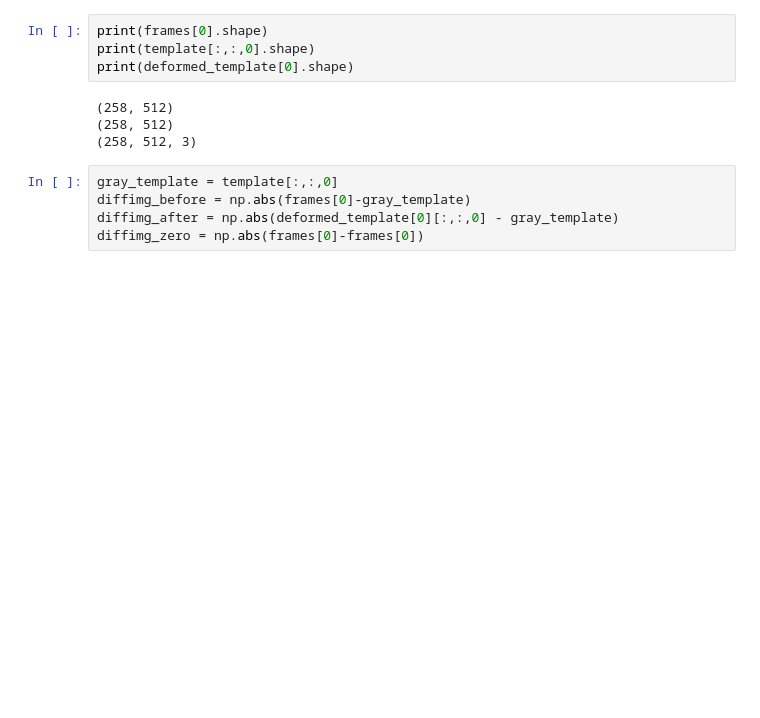
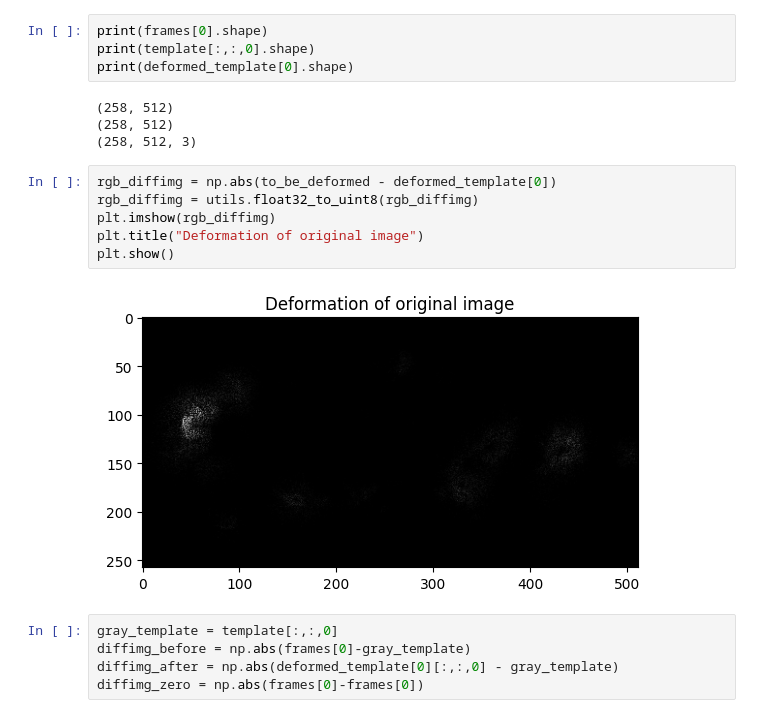
Before and after one commit to MoritzPalm/BIMAP, a Jupyter notebook: bimap/src/lddmm_test.ipynb, the cells around one changed output. Drawn from its saved outputs; the diff is of its cells as text; blank space fills up the shorter version.

```diff
--- a/bimap/src/lddmm_test.ipynb
+++ b/bimap/src/lddmm_test.ipynb
@@ -97,6 +102,14 @@ print(deformed_template[0].shape)
 (258, 512)
 (258, 512)
 (258, 512, 3)
+# %%
+rgb_diffimg = np.abs(to_be_deformed - deformed_template[0])
+rgb_diffimg = utils.float32_to_uint8(rgb_diffimg)
+plt.imshow(rgb_diffimg)
+plt.title("Deformation of original image")
+plt.show()
+# %% [output]
+[figure, added]
 # %%
 gray_template = template[:,:,0]
 diffimg_before = np.abs(frames[0]-gray_template)
```
Also changed, not shown: parts of 13 cells of this notebook, 8 other files.
